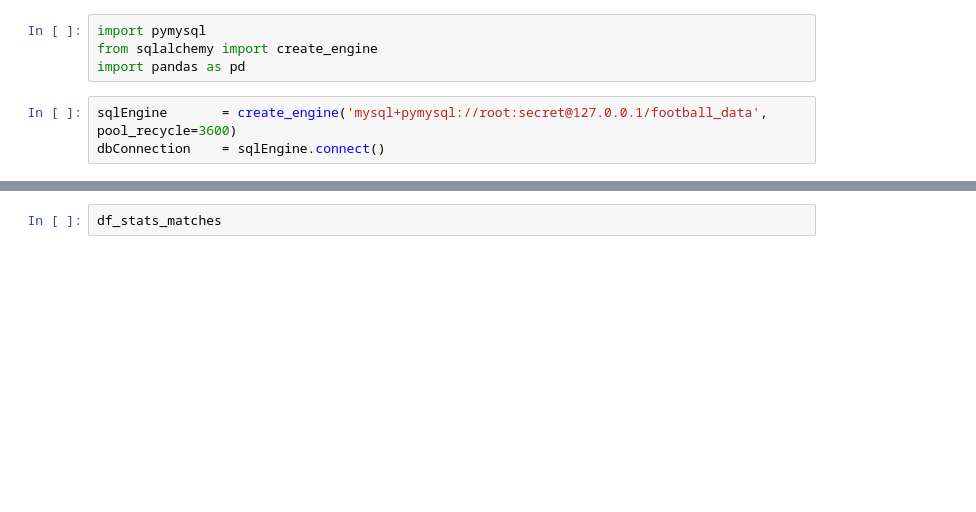
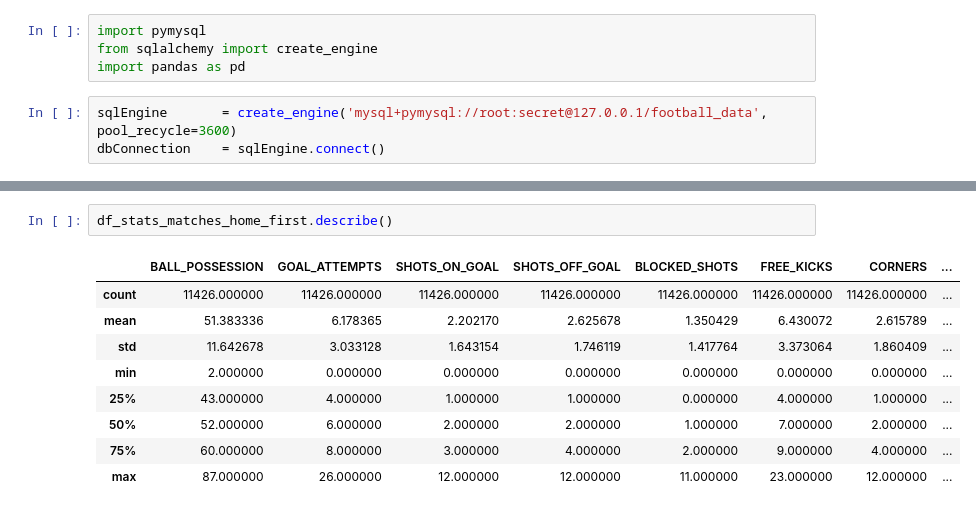
Before and after one commit to cesarpazguzman/ml_corners_predictor, a Jupyter notebook: ML_DT/MachineLearning/EDA/Untitled.ipynb, the cells around one changed output, grey strips where cells are left out. Saved outputs shown, nothing was run; the diff lists cells and outputs as text; blank space fills up the shorter version.

```diff
--- a/ML_DT/MachineLearning/EDA/Untitled.ipynb
+++ b/ML_DT/MachineLearning/EDA/Untitled.ipynb
@@ -23,2 +28,12 @@ df_stats_matches.describe()
-# %%
-df_stats_matches
+# %%
+df_stats_matches_home_first.describe()
+# %% [output]
+|  | BALL_POSSESSION | GOAL_ATTEMPTS | SHOTS_ON_GOAL | SHOTS_OFF_GOAL | BLOCKED_SHOTS | FREE_KICKS | CORNERS | ... |
+| count | 11426.000000 | 11426.000000 | 11426.000000 | 11426.000000 | 11426.000000 | 11426.000000 | 11426.000000 | ... |
+| mean | 51.383336 | 6.178365 | 2.202170 | 2.625678 | 1.350429 | 6.430072 | 2.615789 | ... |
+| std | 11.642678 | 3.033128 | 1.643154 | 1.746119 | 1.417764 | 3.373064 | 1.860409 | ... |
+| min | 2.000000 | 0.000000 | 0.000000 | 0.000000 | 0.000000 | 0.000000 | 0.000000 | ... |
+| 25% | 43.000000 | 4.000000 | 1.000000 | 1.000000 | 0.000000 | 4.000000 | 1.000000 | ... |
+| 50% | 52.000000 | 6.000000 | 2.000000 | 2.000000 | 1.000000 | 7.000000 | 2.000000 | ... |
+| 75% | 60.000000 | 8.000000 | 3.000000 | 4.000000 | 2.000000 | 9.000000 | 4.000000 | ... |
+| max | 87.000000 | 26.000000 | 12.000000 | 12.000000 | 11.000000 | 23.000000 | 12.000000 | ... |
```
Also changed, not shown: parts of 8 cells of this notebook, 3 other files.
